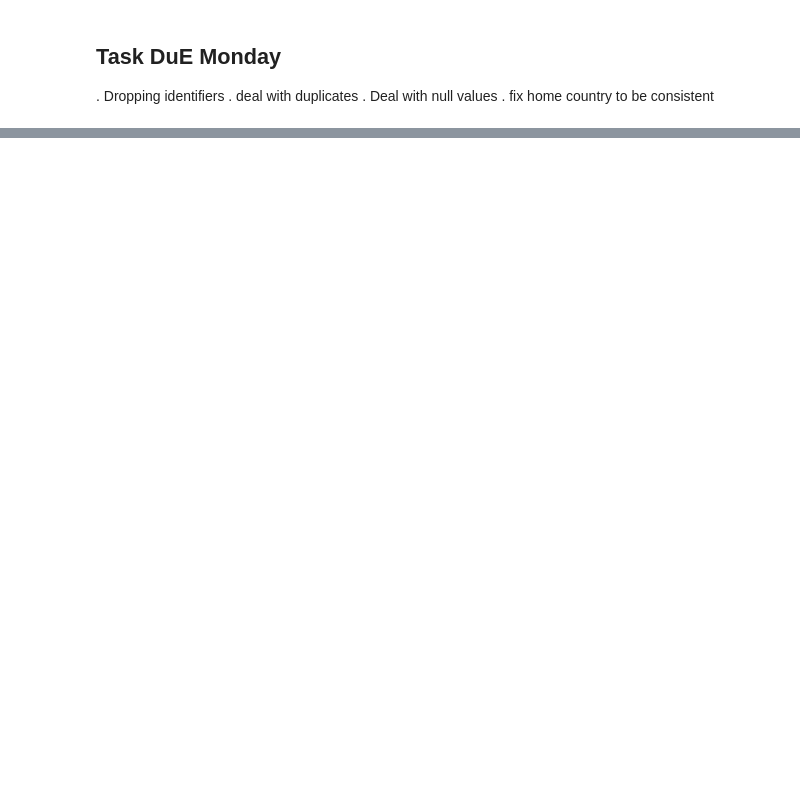
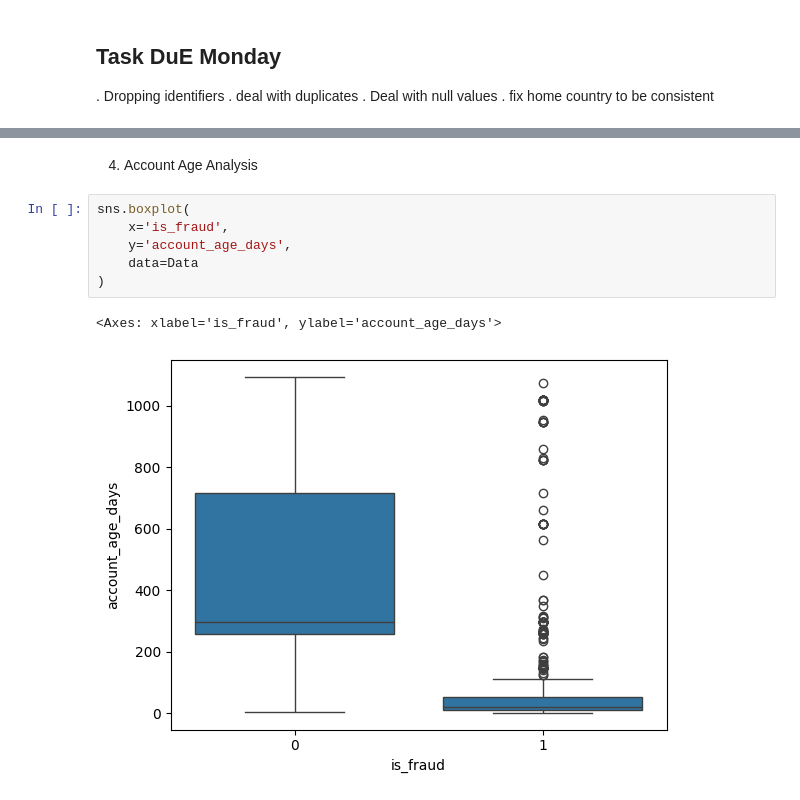
Before and after one commit to SUNDAYTITILAYO/fraudulent-prediction-project, a Jupyter notebook: notebook/EDA.ipynb, the cells around one changed output, grey strips where cells are left out. Drawn from its saved outputs; the diff is of its cells as text; blank space fills up the shorter version.

```diff
--- a/notebook/EDA.ipynb
+++ b/notebook/EDA.ipynb
@@ -163,0 +273,11 @@ Data.head()
+# %% [markdown]
+4) Account Age Analysis
+# %%
+sns.boxplot(
+    x='is_fraud',
+    y='account_age_days',
+    data=Data
+)
+# %% [output]
+<Axes: xlabel='is_fraud', ylabel='account_age_days'>
+[figure, added]
```
Also changed, not shown: parts of 44 cells of this notebook.
